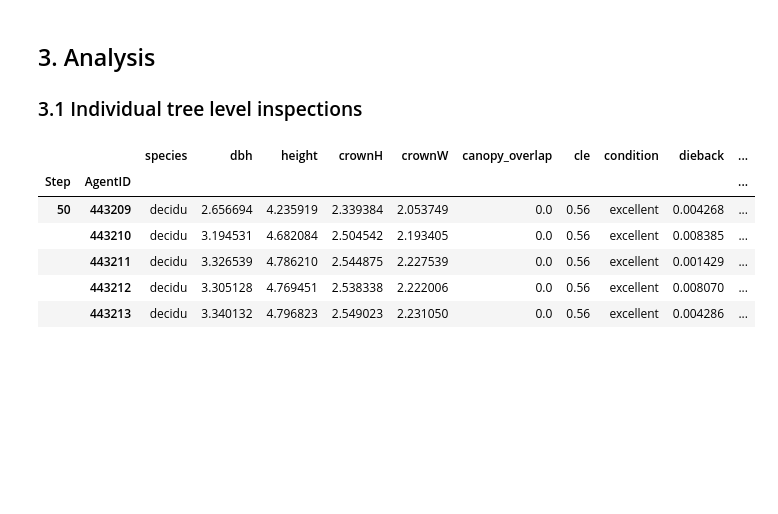
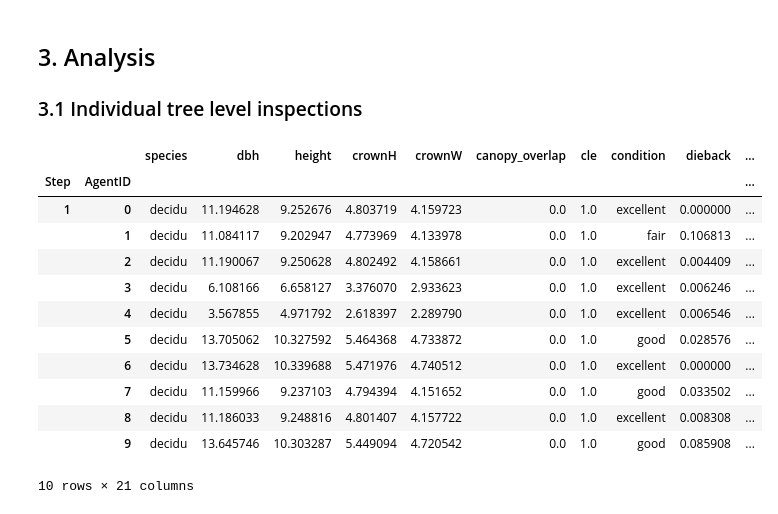
Before and after one commit to lucidmindsai/gus, a Jupyter notebook: notebooks/Amsterdam.ipynb, the cells around one changed output. Drawn from its saved outputs; the diff is of its cells as text; code cells hidden in the pictures; blank space fills up the shorter version.

```diff
--- a/notebooks/Amsterdam.ipynb
+++ b/notebooks/Amsterdam.ipynb
@@ -42,10 +34,13 @@ from pygus.gus.utilities import (
 ### 1.1 Importing data on site, tree populations, experiment parameters
 # %%
 # File that holds site/city other geolocated data and parameters
-fname_config_site = resource_filename("pygus", "gus/inputs/site.json")
+fname_config_site = os.path.join("..","pygus",  "gus", "inputs", "site.json")
+site_config = SiteConfig.from_file(fname_config_site)
 
 # File that include tree species specific parameters
-fname_config_allometrics = resource_filename("pygus", "gus/inputs/allometrics.json")
+fname_config_allometrics = os.path.join("..", "pygus", "gus", "inputs", "allometrics.json")
+allometrics = Species(fname_config_allometrics)
 
 # File that holds experiment parameters
-fname_scenario_params = resource_filename("pygus", "gus/inputs/scenario.json")
+fname_scenario_params = os.path.join("..","pygus",  "gus", "inputs", "scenario.json")
+scenario_config = ScenarioConfig.from_file(fname_scenario_params)
@@ -214,3 +49,16 @@ site = Urban(df_pop, fname_config_allometrics, fname_config_site, scenario_param
+# %%
+# local file to test the framework before testing the large 11MB A'dam data file
+# pop_df = os.path.join("..", "pygus", "gus", "inputs", "amsterdam_all_trees_1000.csv")
+pop_df = "https://treesai-gus-public.s3.eu-west-3.amazonaws.com/amsterdam_all_trees_latlng.csv"
+
+
+# site = Urban(pop_df, fname_config_allometrics, fname_config_site, fname_scenario_params)
+site = Urban(
+    population=pop_df,
+    species_allometrics=allometrics,
+    site_config=site_config,
+    scenario=scenario_config
+)
 # %%
 initial_locations = get_raster_data(site, counts=True)
 initial_biomass = get_raster_data(site, var="biomass")
@@ -230,6 +78,5 @@ plt.show()
 # %% [markdown]
 
 ### 2. Running the scenario
-# %%
-for i in range(scenario_params["time_horizon_years"]):
-    site.step()
+# %%
+df_out_site = site.run()
@@ -240,15 +89,21 @@ for i in range(scenario_params["time_horizon_years"]):
 ### 3.1 Individual tree level inspections
 # %%
 # Tree level individual variables
-df_out_tree = site.datacollector.get_agent_vars_dataframe()
+df_out_tree = site.get_agent_data()
 # df_out_tree.to_csv("trees_yearly.json", index=True)
-df_out_tree.tail()
+df_out_tree.head(10)
 # %% [output]
 |  |  | species | dbh | height | crownH | crownW | canopy_overlap | cle | condition | dieback | ... |
 | Step | AgentID |  |  |  |  |  |  |  |  |  | ... |
-| 50 | 443209 | decidu | 2.656694 | 4.235919 | 2.339384 | 2.053749 | 0.0 | 0.56 | excellent | 0.004268 | ... |
-|  | 443210 | decidu | 3.194531 | 4.682084 | 2.504542 | 2.193405 | 0.0 | 0.56 | excellent | 0.008385 | ... |
-|  | 443211 | decidu | 3.326539 | 4.786210 | 2.544875 | 2.227539 | 0.0 | 0.56 | excellent | 0.001429 | ... |
-|  | 443212 | decidu | 3.305128 | 4.769451 | 2.538338 | 2.222006 | 0.0 | 0.56 | excellent | 0.008070 | ... |
-|  | 443213 | decidu | 3.340132 | 4.796823 | 2.549023 | 2.231050 | 0.0 | 0.56 | excellent | 0.004286 | ... |
+| 1 | 0 | decidu | 11.194628 | 9.252676 | 4.803719 | 4.159723 | 0.0 | 1.0 | excellent | 0.000000 | ... |
+|  | 1 | decidu | 11.084117 | 9.202947 | 4.773969 | 4.133978 | 0.0 | 1.0 | fair | 0.106813 | ... |
+|  | 2 | decidu | 11.190067 | 9.250628 | 4.802492 | 4.158661 | 0.0 | 1.0 | excellent | 0.004409 | ... |
+|  | 3 | decidu | 6.108166 | 6.658127 | 3.376070 | 2.933623 | 0.0 | 1.0 | excellent | 0.006246 | ... |
+|  | 4 | decidu | 3.567855 | 4.971792 | 2.618397 | 2.289790 | 0.0 | 1.0 | excellent | 0.006546 | ... |
+|  | 5 | decidu | 13.705062 | 10.327592 | 5.464368 | 4.733872 | 0.0 | 1.0 | good | 0.028576 | ... |
+|  | 6 | decidu | 13.734628 | 10.339688 | 5.471976 | 4.740512 | 0.0 | 1.0 | excellent | 0.000000 | ... |
+|  | 7 | decidu | 11.159966 | 9.237103 | 4.794394 | 4.151652 | 0.0 | 1.0 | good | 0.033502 | ... |
+|  | 8 | decidu | 11.186033 | 9.248816 | 4.801407 | 4.157722 | 0.0 | 1.0 | excellent | 0.008308 | ... |
+|  | 9 | decidu | 13.645746 | 10.303287 | 5.449094 | 4.720542 | 0.0 | 1.0 | good | 0.085908 | ... |
+10 rows × 21 columns
 # %%
```
Also changed, not shown: parts of 33 cells of this notebook, 21 other files.
